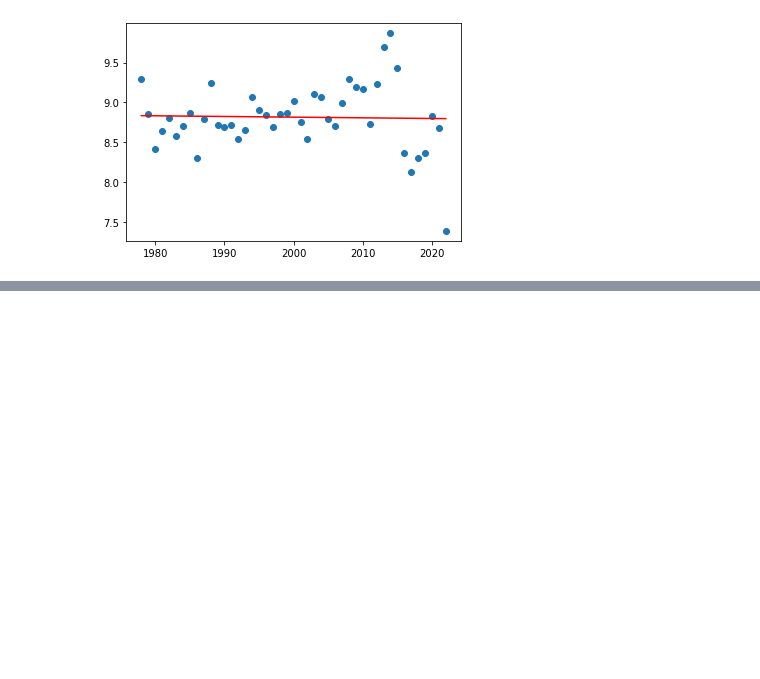
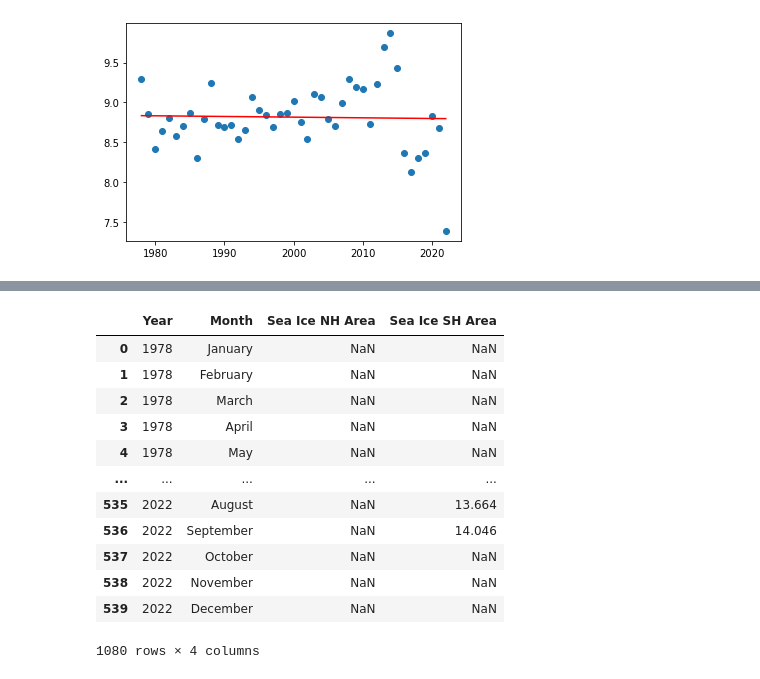
Before and after one commit to manjamcmills/global_warming, a Jupyter notebook: sea_ice.ipynb, the cells around one changed output, grey strips where cells are left out. Cells and saved outputs as stored; diff of their text form; code cells hidden in the pictures; blank space fills up the shorter version.

```diff
--- a/sea_ice.ipynb
+++ b/sea_ice.ipynb
@@ -334,0 +455,17 @@ print(model_NH_area.intercept_)
+# %%
+sea_ice_area_merged_month = pd.concat([sea_ice_NH_area_DF, sea_ice_SH_area_DF], axis=0)
+sea_ice_area_merged_month
+# %% [output]
+|  | Year | Month | Sea Ice NH Area | Sea Ice SH Area |
+| 0 | 1978 | January | NaN | NaN |
+| 1 | 1978 | February | NaN | NaN |
+| 2 | 1978 | March | NaN | NaN |
+| 3 | 1978 | April | NaN | NaN |
+| 4 | 1978 | May | NaN | NaN |
+| ... | ... | ... | ... | ... |
+| 535 | 2022 | August | NaN | 13.664 |
+| 536 | 2022 | September | NaN | 14.046 |
+| 537 | 2022 | October | NaN | NaN |
+| 538 | 2022 | November | NaN | NaN |
+| 539 | 2022 | December | NaN | NaN |
+1080 rows × 4 columns
```
Also changed, not shown: parts of 17 cells of this notebook, 25 other files.
